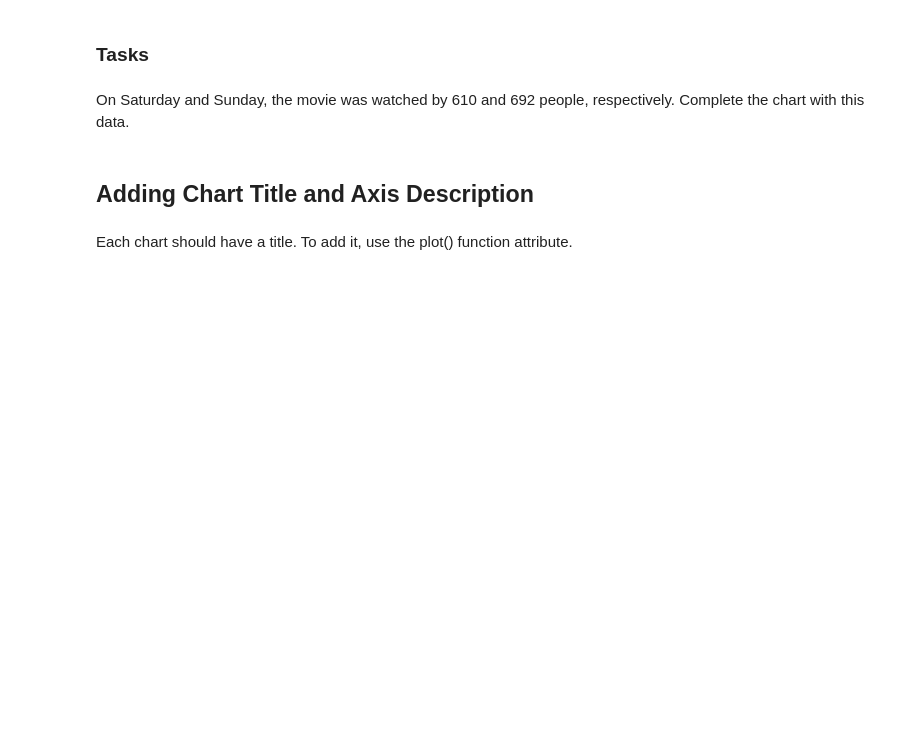
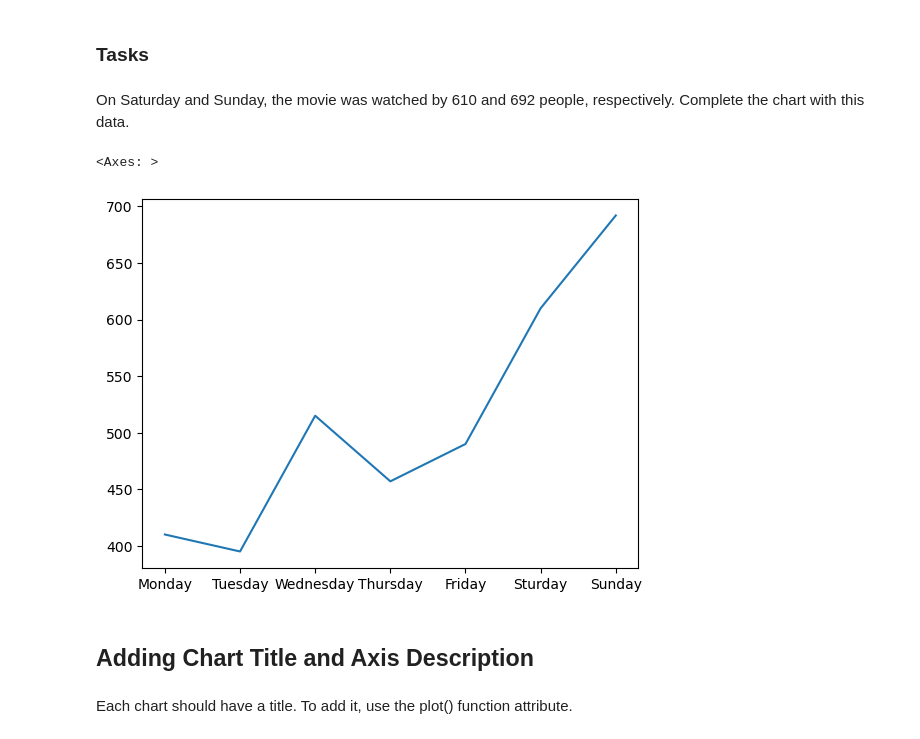
Before and after one commit to MikolajSuchan/ProAndVis, a Jupyter notebook: Zajęcia 4/series-chart.ipynb, the cells around one changed output. Cells and saved outputs as stored; diff of their text form; code cells hidden in the pictures; blank space fills up the shorter version.

```diff
--- a/Zajęcia 4/series-chart.ipynb
+++ b/Zajęcia 4/series-chart.ipynb
@@ -50,6 +52,14 @@ ds.plot()
 ### Tasks
 # %% [markdown]
 On Saturday and Sunday, the movie was watched by 610 and 692 people, respectively. Complete the chart with this data.
+# %%
+simple_data = [410,395,515,457,490,610,692]
+ds_plotting = pd.Series(simple_data)
+ds_plotting.index = ['Monday','Tuesday','Wednesday','Thursday','Friday','Sturday','Sunday']
+ds_plotting.plot()
+# %% [output]
+<Axes: >
+[figure, added]
 # %% [markdown]
 ## Adding Chart Title and Axis Description
 # %% [markdown]
```
Also changed, not shown: parts of 5 cells of this notebook, 2 other files.
